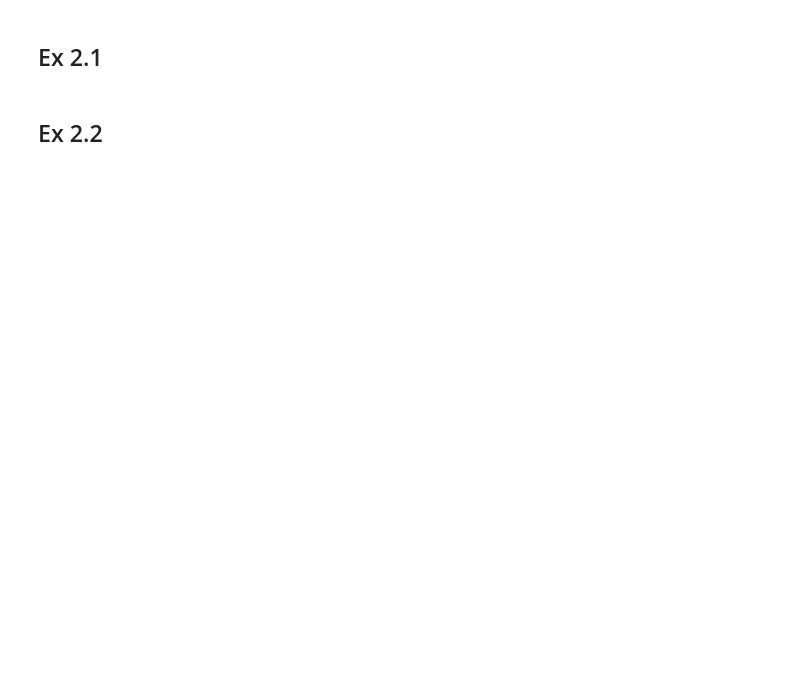
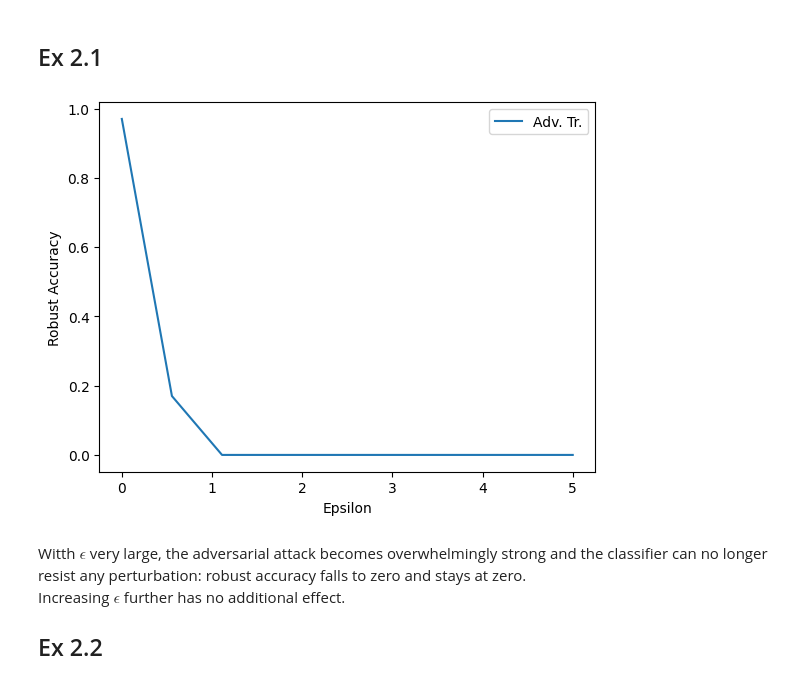
Before and after one commit to girofex/Trustworthy-AI-laboratories, a Jupyter notebook: Lab 05 - Defending against Adversarial Examples.ipynb, the cells around one changed output. Cells and saved outputs as stored; diff of their text form; code cells hidden in the pictures; blank space fills up the shorter version.

```diff
--- a/Lab 05 - Defending against Adversarial Examples.ipynb
+++ b/Lab 05 - Defending against Adversarial Examples.ipynb
@@ -239,53 +252,39 @@ plt.show()
 # %% [markdown]
 ## Ex 2.1
 # %%
-optimizer = torch.optim.Adam(model.parameters(), lr=lr)
-criterion = torch.nn.CrossEntropyLoss()
+def security_evaluation_pgd_linf(model, testloader, epsilons, iterations=100, stepsize=0.01):
+    sec_eval_data = []
 
-for epoch in range(epochs):
-    running_loss = 0.0
-    for inputs, labels in tr_dataloader:
-        # Compute adversarial samples with 1-iteration attack
-        model.eval()
-        x = inputs.clone().detach().requires_grad_(True)
-        input_adv = PGD(
+    for e in epsilons:
+        attack = PGD(
             perturbation_model=LpPerturbationModels.LINF,
             num_steps=iterations,
-            step_size=0.1,
+            step_size=stepsize,
             y_target=None,
-            epsilon=1,
+            epsilon=e,
             lb=-2,ub=2,
             backend = Backends.NATIVE)
-        '''
-        adv_dataloader = input_adv(model, tr_dataloader)
+
+        adv_dataloader = attack(model, testloader)
         robust_accuracy = Accuracy()(model, adv_dataloader)
         sec_eval_data.append(robust_accuracy)
-        '''
 
-        # Compute loss and backpropagate as usual
-        model.train()
-        optimizer.zero_grad()
-        outputs = model(inputs_adv)
-        loss = criterion(outputs, labels)
-        loss.backward()
-        optimizer.step()
-        running_loss += loss.item() * inputs.size(0)
+    return sec_eval_data
 
-    epoch_loss = running_loss / len(tr_dataloader.dataset)
-    if (epoch+1) % 100 == 0:
-        print(f"Epoch {epoch+1}, Loss: {epoch_loss:.4f}")
+epsilons = torch.linspace(0, 5, steps=10)
+security_eval = security_evaluation_pgd_linf(at_model, ts_dataloader, epsilons=epsilons, iterations=iterations, stepsize=0.1)
 
-at_model = BasePytorchClassifier(model)
-
-iterations = 500
-security_eval_no_at = security_evaluation_pgd_linf(secmlt_model, ts_dataloader, epsilons=epsilon,iterations=iterations, stepsize=0.1)
-security_eval_at = security_evaluation_pgd_linf(at_model, ts_dataloader, epsilons=epsilon, iterations=iterations, stepsize=0.1)
-
-plt.plot(epsilons.numpy(), security_eval_no_at, label='E.R.M.')
-plt.plot(epsilons.numpy(), security_eval_at, label='Adv. Tr.')
+plt.plot(epsilons.numpy(), security_eval, label='Adv. Tr.')
+plt.xlabel('Epsilon')
+plt.ylabel('Robust Accuracy')
 plt.legend()
 plt.show()
+# %% [output]
+[figure, added]
 # %% [markdown]
+Witth $\epsilon$ very large, the adversarial attack becomes overwhelmingly strong and the classifier can no longer resist any perturbation: robust accuracy falls to zero and stays at zero.<br>
+Increasing $\epsilon$ further has no additional effect.
+
 ## Ex 2.2
 # %%
 class Net(torch.nn.Module):
```
Also changed, not shown: parts of 12 cells of this notebook, 3 other files.
